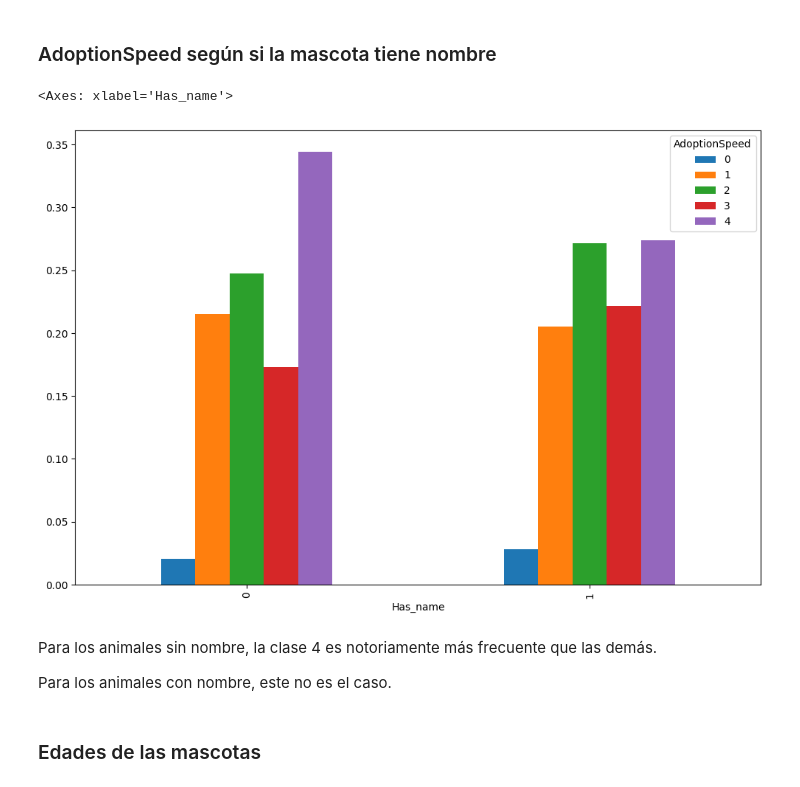
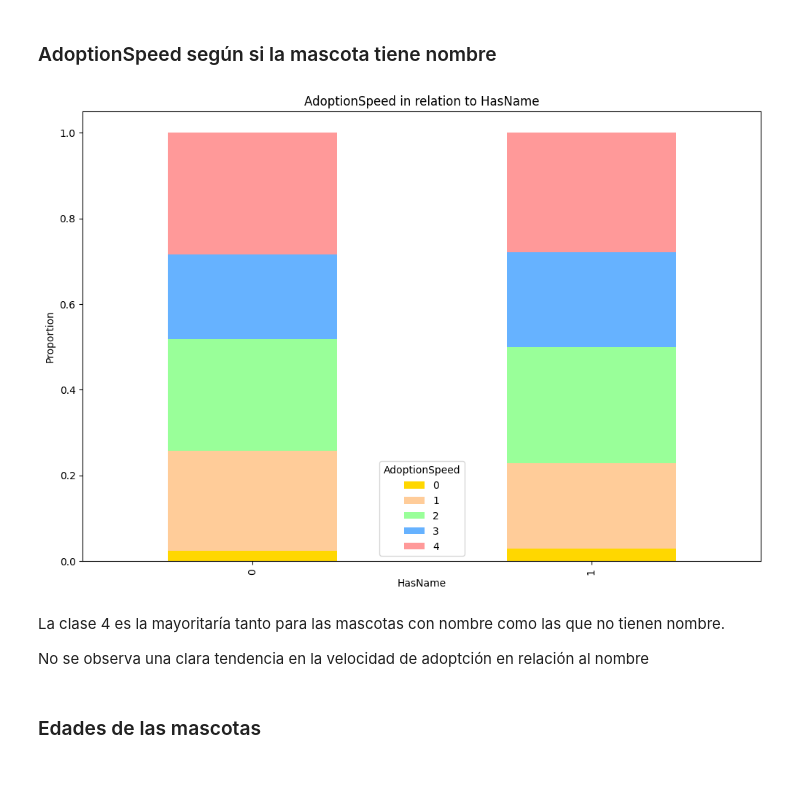
Before and after one commit to Gee1818/LaboII, a Jupyter notebook: srs/002_eda_20241017.ipynb, the cells around one changed output. Cells and saved outputs as stored; diff of their text form; code cells hidden in the pictures.

```diff
--- a/srs/002_eda_20241017.ipynb
+++ b/srs/002_eda_20241017.ipynb
@@ -30,6 +82,7 @@ train.head()
 # %% [markdown]
 ### AdoptionSpeed: conteo
 # %%
-train['AdoptionSpeed'].value_counts().sort_index(ascending = False).plot(kind='barh', color='teal');
+colors = ['#FF9999', '#66B2FF', '#99FF99', '#FFCC99', '#FFD700']
+train['AdoptionSpeed'].value_counts().sort_index(ascending=False).plot(kind='barh', color=colors);
 plt.title('Adoption speed classes counts');
 # %% [output]
@@ -109,19 +163,28 @@ Nuevamente se ve que algunos los nombres más comunes en realidad corresponden a
 # %%
 # AdoptionSpeed en relacion a Has_name -- las barras suman 100% por cada valor de Has_name
 
-train['Name'] = train['Name'].fillna('Unnamed')
-train['Has_name'] = 1
-train.loc[train['Name'] == 'Unnamed', 'Has_name'] = 0
+unknown_names = 'name|puppies|kitten|puppy|unknown'
+train['Name'] = np.where(train['Name'].str.lower().str.contains(unknown_names), np.nan, train['Name'])
+train['Name'] = np.where(train['Name'].str.len() < 3, np.nan, train['Name'])
+train['HasName'] = train['Name'].apply(lambda x: 0 if pd.isnull(x) else 1)
 
-cross = pd.crosstab(train['Has_name'], train['AdoptionSpeed'], normalize='index')
-cross.plot.bar() # stacked = True
+# train['Name'] = train['Name'].fillna('Unnamed')
+# train['Has_name'] = 1
+# train.loc[train['Name'] == 'Unnamed', 'Has_name'] = 0
+
+cross = pd.crosstab(train['HasName'], train['AdoptionSpeed'], normalize='index')
+cross.plot.bar(stacked=True, color=colors[::-1])
+plt.title('AdoptionSpeed in relation to HasName')
+plt.xlabel('HasName')
+plt.ylabel('Proportion')
+plt.legend(title='AdoptionSpeed')
+plt.show()
 # %% [output]
-<Axes: xlabel='Has_name'>
-[figure, old version]
+[figure, new version]
 # %% [markdown]
-Para los animales sin nombre, la clase 4 es notoriamente más frecuente que las demás.
+La clase 4 es la mayoritaría tanto para las mascotas con nombre como las que no tienen nombre.
 
-Para los animales con nombre, este no es el caso.
+No se observa una clara tendencia en la velocidad de adoptción en relación al nombre
 # %% [markdown]
 ### Edades de las mascotas
 # %%
```
Also changed, not shown: parts of 31 cells of this notebook.
